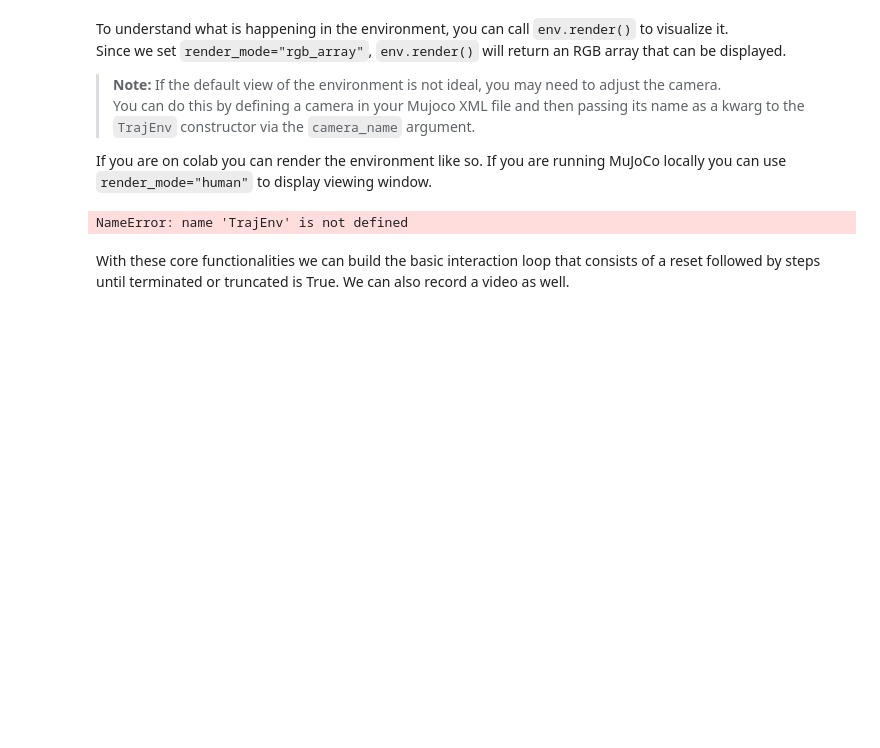
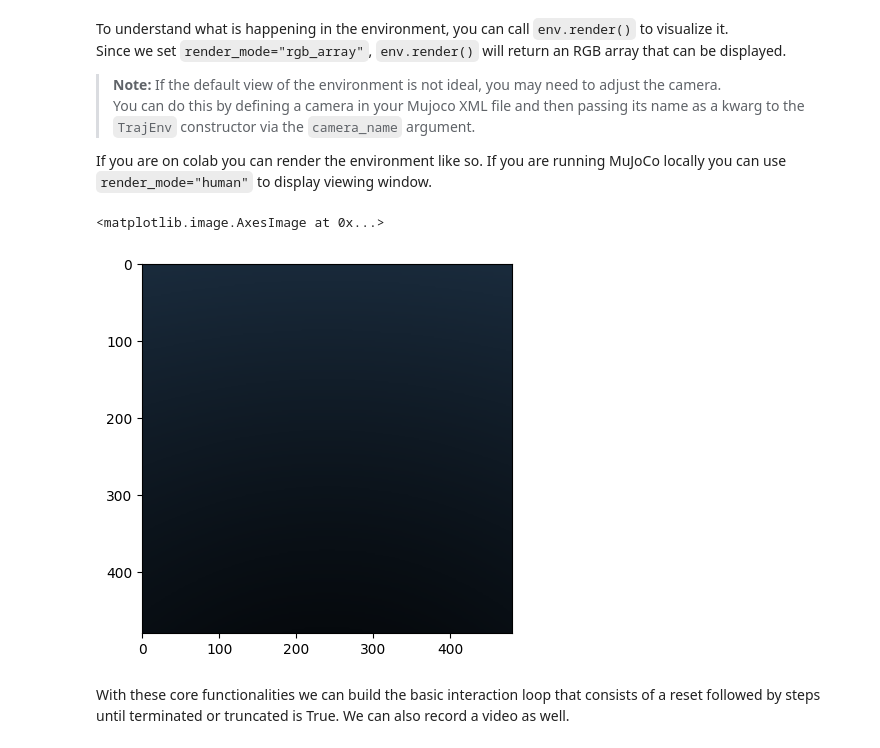
Before and after one commit to triton-droids/simulation, a Jupyter notebook: task2/imitation_learning.ipynb, the cells around one changed output. Saved outputs shown, nothing was run; the diff lists cells and outputs as text; code cells hidden in the pictures; blank space fills up the shorter version.

```diff
--- a/task2/imitation_learning.ipynb
+++ b/task2/imitation_learning.ipynb
@@ -78,7 +78,7 @@ class TrajEnv(MujocoEnv):
     def __init__(self, xml_file: str, frame_skip: int = 5, **kwargs):
         # TODO: Define the observation space and store any useful state variables.
         observation_space = Box(
-            low=-np.inf, high=np.inf, shape=(0,), dtype=np.float32  # TODO: set correct shape
+            low=-np.inf, high=np.inf, shape=(???,), dtype=np.float32  # TODO: set correct shape
         )
 
         super().__init__(
@@ -150,14 +148,15 @@ If you are on colab you can render the environment like so. If you are running M
 # %%
 from gymnasium.wrappers import TimeLimit
 
-env = TrajEnv("../task1/DropCubeInBinEnv.xml", 20, render_mode='rgb_array')
+env = TrajEnv("", 20, render_mode='rgb_array')
 env = TimeLimit(env, 100)
 env.reset()
 image = env.render()
 image = image
 plt.imshow(image)
 # %% [output]
-NameError: name 'TrajEnv' is not defined
+<matplotlib.image.AxesImage at 0x...>
+[figure, added]
 # %% [markdown]
 With these core functionalities we can build the basic interaction loop that consists of a reset followed by steps until terminated or truncated is True. We can also record a video as well.
 # %%
```
Also changed, not shown: parts of 1 cell of this notebook, 4 other files.
